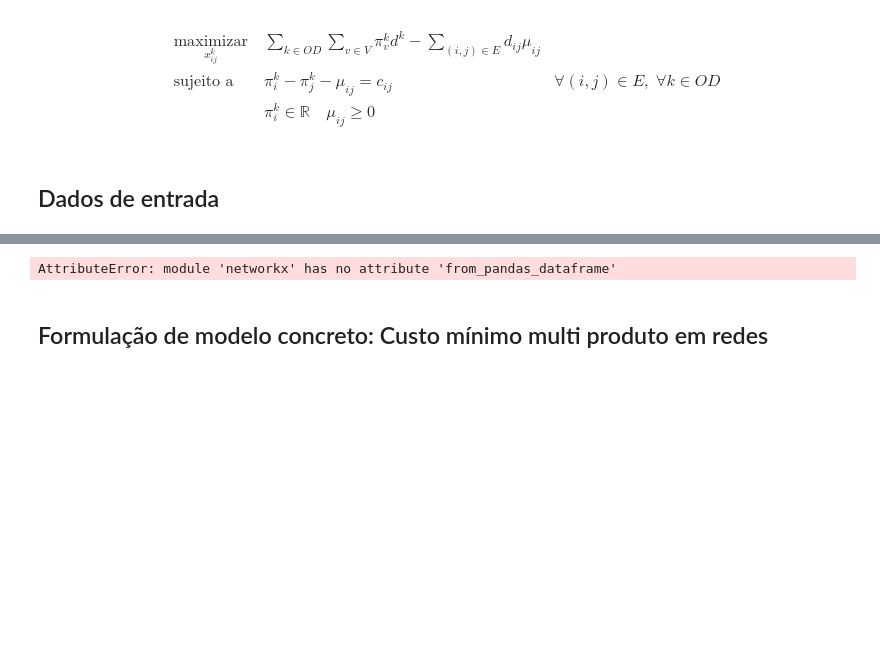
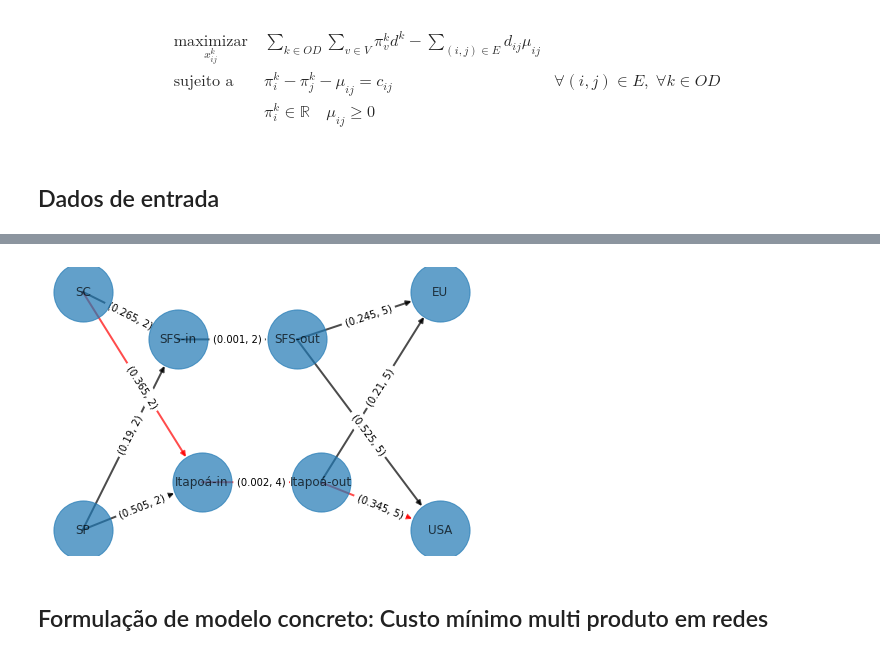
Before and after one commit to evpinheiro/competition-studies, a Jupyter notebook: EstudosConcorrencial.ipynb, the cells around one changed output, grey strips where cells are left out. Drawn from its saved outputs; the diff is of its cells as text; code cells hidden in the pictures; blank space fills up the shorter version.

```diff
--- a/EstudosConcorrencial.ipynb
+++ b/EstudosConcorrencial.ipynb
@@ -117,9 +111,18 @@ plt.show()
+# %%
+for edge in rede.edges():
+    rede[edge[0]][edge[1]]['color']='black'
+path = nx.shortest_path(rede, 'SC', 'USA', weight='weight')
+for i in range(1,len(path)):
+    rede[path[i-1]][path[i]]['color']='red'
+colors = [rede[u][v]['color'] for u,v in rede.edges()]
+weights = [2 for u,v in rede.edges()]
+nx.draw(rede, pos, with_labels=True, node_size=3500, alpha=0.7, arrows=True, edge_color=colors, width=weights)
+nx.draw_networkx_edge_labels(rede, pos,edge_labels=edge_labels)
+plt.show()
+# %% [output]
+[figure, added]
 # %%
-import pandas as pd
-import numpy as np
-import networkx as nx
-import matplotlib.pyplot as plt
-
+## Building a network from a DataFrame
 # ------- DIRECTED
 
 # Build a dataframe with your connections
@@ -128,7 +131,7 @@ df = pd.DataFrame({ 'from':['D', 'A', 'B', 'C','A'], 'to':['A', 'D', 'A', 'E','C
 df
 
 # Build your graph. Note that we use the DiGraph function to create the graph!
-G=nx.from_pandas_dataframe(df, 'from', 'to', create_using=nx.DiGraph() )
+G=nx.from_pandas_edgelist(df, 'from', 'to', create_using=nx.DiGraph() )
 
 # Make the graph
 nx.draw(G, with_labels=True, node_size=1500, alpha=0.3, arrows=True)
@@ -147,8 +150,6 @@ nx.draw(G, with_labels=True, node_size=1500, alpha=0.3, arrows=True)
 
 # # Make the graphnx.draw(G, with_labels=True, node_size=1500, alpha=0.3, arrows=True)
 # plt.title("UN-Directed")
-# %% [output]
-AttributeError: module 'networkx' has no attribute 'from_pandas_dataframe'
 # %% [markdown]
 ## Formulação de modelo concreto: Custo mínimo multi produto em redes
 # %%
```
Also changed, not shown: parts of 5 cells of this notebook.
